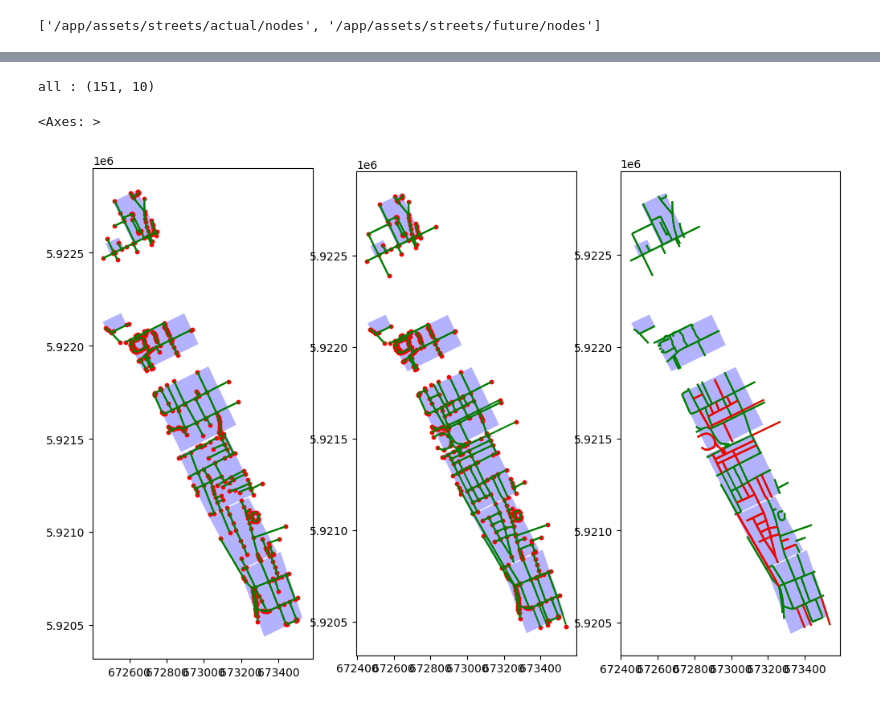
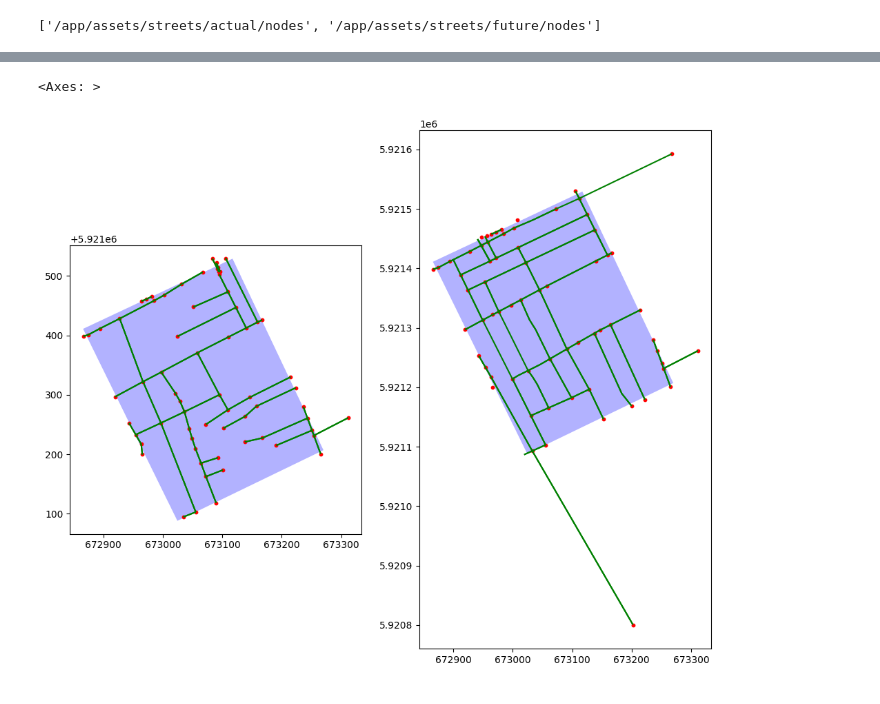
Before and after one commit to diegoalrv/clbb-io, a Jupyter notebook: notebooks/testing.ipynb, the cells around one changed output, grey strips where cells are left out. Cells and saved outputs as stored; diff of their text form; code cells hidden in the pictures.

```diff
--- a/notebooks/testing.ipynb
+++ b/notebooks/testing.ipynb
@@ -36,3 +36,8 @@ future_nodes = gpd.read_file('/app/assets/streets/future/nodes').to_crs(default_
 future_edges = gpd.read_file('/app/assets/streets/future/edges').to_crs(default_crs)
 # %%
 area_scope = gpd.read_file('/app/assets/area_scope').to_crs(default_crs)
+# %%
+actual_edges['plate_id'] = 0
+actual_nodes['plate_id'] = 0
+future_edges['plate_id'] = 0
+future_nodes['plate_id'] = 0
@@ -39,29 +81,35 @@ area_scope = gpd.read_file('/app/assets/area_scope').to_crs(default_crs)
 # %%
-n_plate = 'all'
+n_plate = '6'
 # for n_plate in range(8):
 plate = gpd.read_file(f'/app/assets/plates/{n_plate}').to_crs(default_crs)
 select_actual_nodes, select_actual_edges = get_nodes_and_edges_in_plate(actual_nodes, actual_edges, plate)
 select_future_nodes, select_future_edges = get_nodes_and_edges_in_plate(future_nodes, future_edges, plate)
-mask_future_edges = ~select_future_edges['osmid'].isin(select_actual_edges['osmid'])
-edges_to_change = gpd.sjoin(select_future_edges[mask_future_edges], plate, how='inner')
-print(f'{n_plate} : {edges_to_change.shape}')
+
+# mask_future_edges = ~select_future_edges['osmid'].isin(select_actual_edges['osmid'])
+# future_edges_to_change = gpd.sjoin(select_future_edges[mask_future_edges], plate, how='inner')
+
+# mask_actual_edges = ~select_actual_edges['osmid'].isin(select_future_edges['osmid'])
+# actual_edges_to_change = gpd.sjoin(select_actual_edges[mask_actual_edges], plate, how='inner')
+# print(f'{n_plate} : {edges_to_change.shape}')
-# %% [output]
-all : (151, 10)
 # %%
 import matplotlib.pyplot as plt
-fig, ax = plt.subplots(1,3, figsize=(12,18))
+fig, ax = plt.subplots(1, 2, figsize=(12,18))
 plate.plot(ax=ax[0], color='blue', alpha=0.3)
 select_actual_nodes.plot(ax=ax[0], color='red', markersize=10)
 select_actual_edges.plot(ax=ax[0], color='green', markersize=0.5)
 
 plate.plot(ax=ax[1], color='blue', alpha=0.3)
 select_future_nodes.plot(ax=ax[1], color='red', markersize=10)
 select_future_edges.plot(ax=ax[1], color='green', markersize=0.5)
 
-plate.plot(ax=ax[2], color='blue', alpha=0.3)
-select_future_edges.plot(ax=ax[2], color='green', markersize=0.5)
-edges_to_change.plot(ax=ax[2], color='red', markersize=20)
+# plate.plot(ax=ax[2], color='blue', alpha=0.3)
+# select_actual_edges.plot(ax=ax[2], color='green', markersize=0.5)
+# actual_edges_to_change.plot(ax=ax[2], color='red', markersize=20)
+
+# plate.plot(ax=ax[3], color='blue', alpha=0.3)
+# select_future_edges.plot(ax=ax[3], color='green', markersize=0.5)
+# future_edges_to_change.plot(ax=ax[3], color='red', markersize=20)
 # %% [output]
 <Axes: >
-[figure, old version]
+[figure, new version]
 # %%
```
Also changed, not shown: parts of 10 cells of this notebook.
